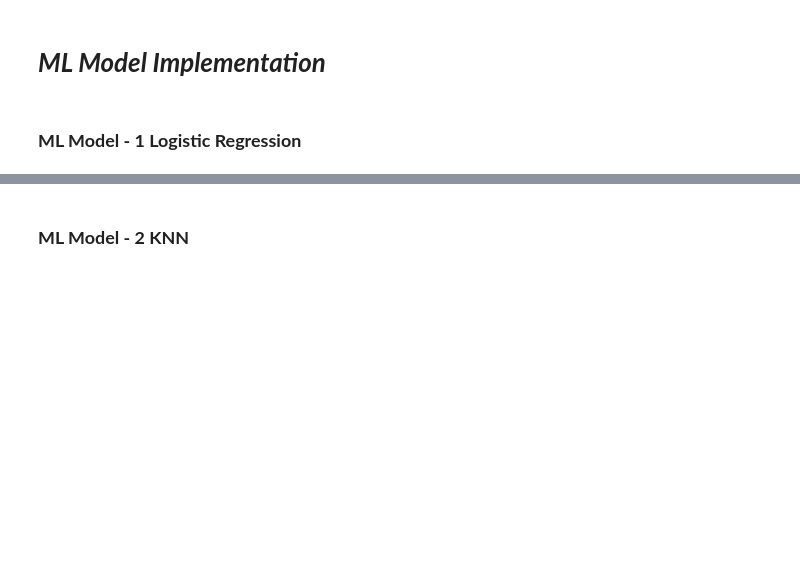
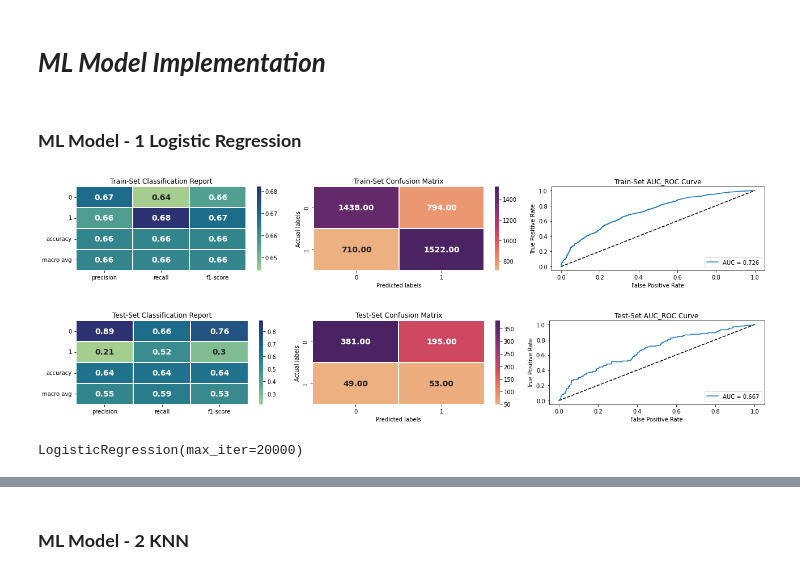
Before and after one commit to ashisaxena710/Cardiovascular-Risk-Prediction, a Jupyter notebook: AshiIndividualColab_CardiovascularRiskPrediction.ipynb, the cells around one changed output, grey strips where cells are left out. Cells and saved outputs as stored; diff of their text form; code cells hidden in the pictures; blank space fills up the shorter version.

```diff
--- a/AshiIndividualColab_CardiovascularRiskPrediction.ipynb
+++ b/AshiIndividualColab_CardiovascularRiskPrediction.ipynb
@@ -931,5 +1021,16 @@ dtype: int64
 # %% [markdown]
 ### **ML Model - 1 Logistic Regression**
+# %%
+# Importing LogisticRegression from sklearn
+from sklearn.linear_model import LogisticRegression
+
+# Fitting Logistic Regression Model
+logistic_classifier = LogisticRegression(fit_intercept=True, penalty='l2',max_iter=20000)
+analyse_model(logistic_classifier, x_smote, x_test, y_smote, y_test)
+# %% [output]
+[figure, added]
+[figure, added]
+LogisticRegression(max_iter=20000)
 # %%
 # ML Model - 1 Implementation
 lgr = LogisticRegression(fit_intercept=True, max_iter=10000)
```
Also changed, not shown: parts of 38 cells of this notebook.
